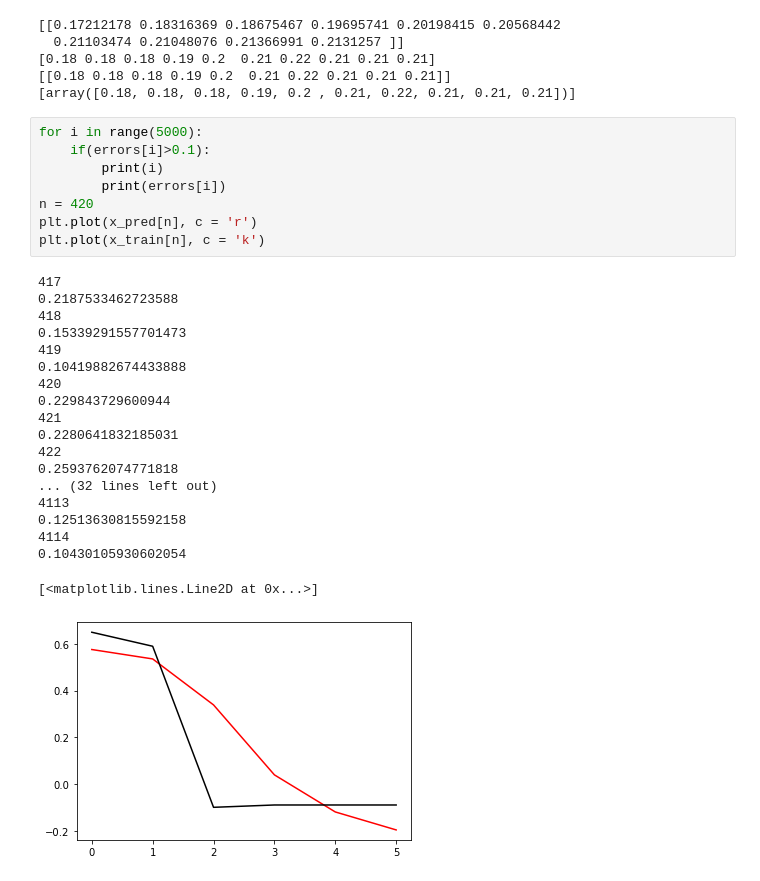
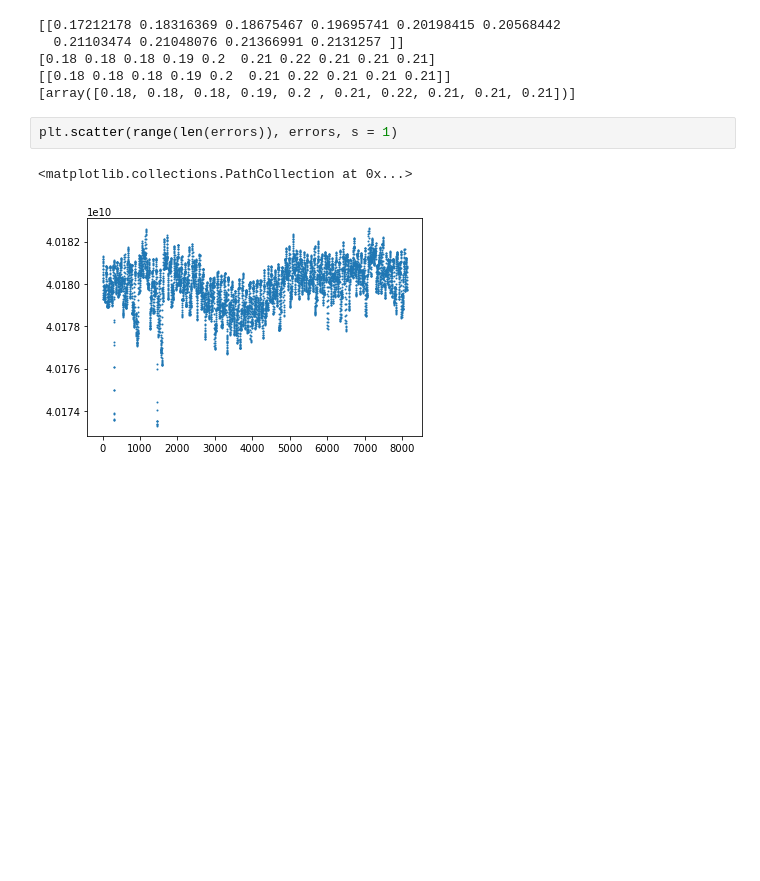
Before and after one commit to nacekoprivec/anomaly-detection, a Jupyter notebook: notebooks/GAN.ipynb, the cells around one changed output. Saved outputs shown, nothing was run; the diff lists cells and outputs as text; blank space fills up the shorter version.

```diff
--- a/notebooks/GAN.ipynb
+++ b/notebooks/GAN.ipynb
@@ -205,31 +212,8 @@ print([x_train[0]])
 [0.18 0.18 0.18 0.19 0.2  0.21 0.22 0.21 0.21 0.21]
 [[0.18 0.18 0.18 0.19 0.2  0.21 0.22 0.21 0.21 0.21]]
 [array([0.18, 0.18, 0.18, 0.19, 0.2 , 0.21, 0.22, 0.21, 0.21, 0.21])]
-# %%
-for i in range(5000):
-    if(errors[i]>0.1):
-        print(i)
-        print(errors[i])
-n = 420
-plt.plot(x_pred[n], c = 'r')
-plt.plot(x_train[n], c = 'k')
-# %% [output]
-417
-0.2187533462723588
-418
-0.15339291557701473
-419
-0.10419882674433888
-420
-0.229843729600944
-421
-0.2280641832185031
-422
-0.2593762074771818
-... (32 lines left out)
-4113
-0.12513630815592158
-4114
-0.10430105930602054
-[<matplotlib.lines.Line2D at 0x...>]
-[figure, removed]
+# %%
+plt.scatter(range(len(errors)), errors, s = 1)
+# %% [output]
+<matplotlib.collections.PathCollection at 0x...>
+[figure, added]
```
Also changed, not shown: parts of 6 cells of this notebook, 9 other files.
